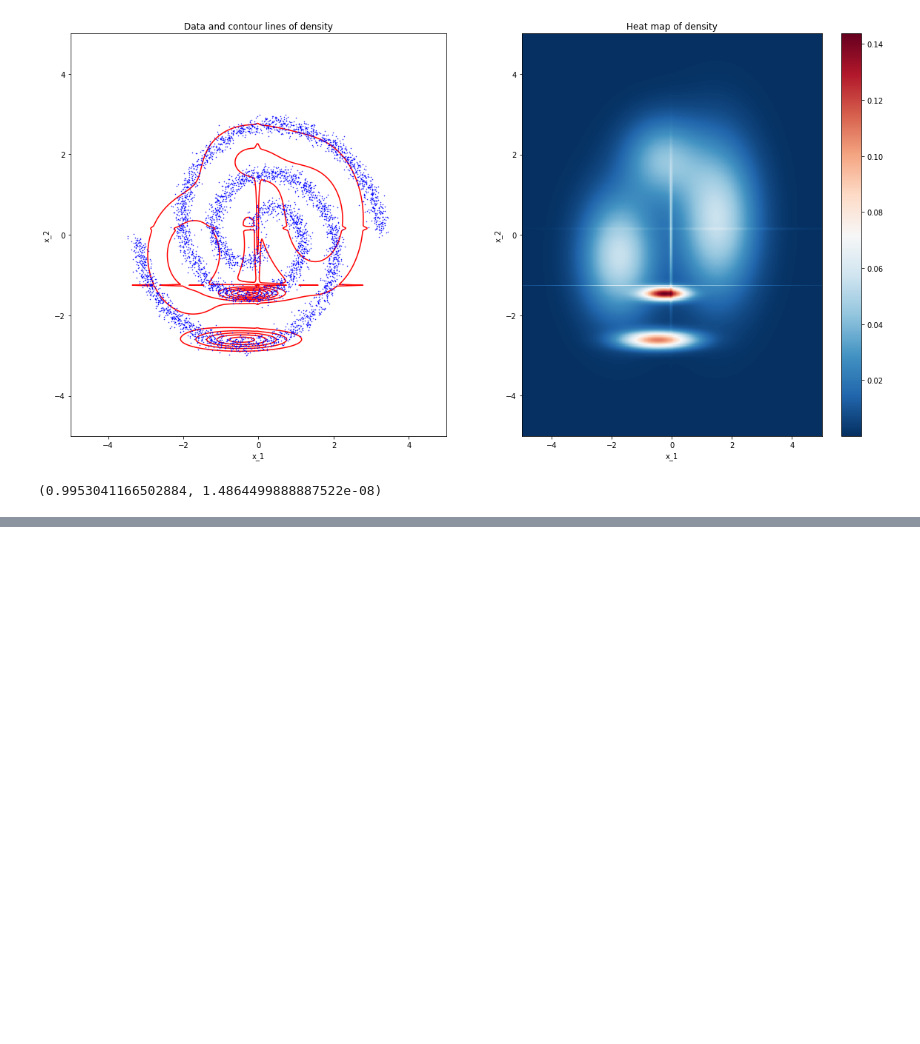
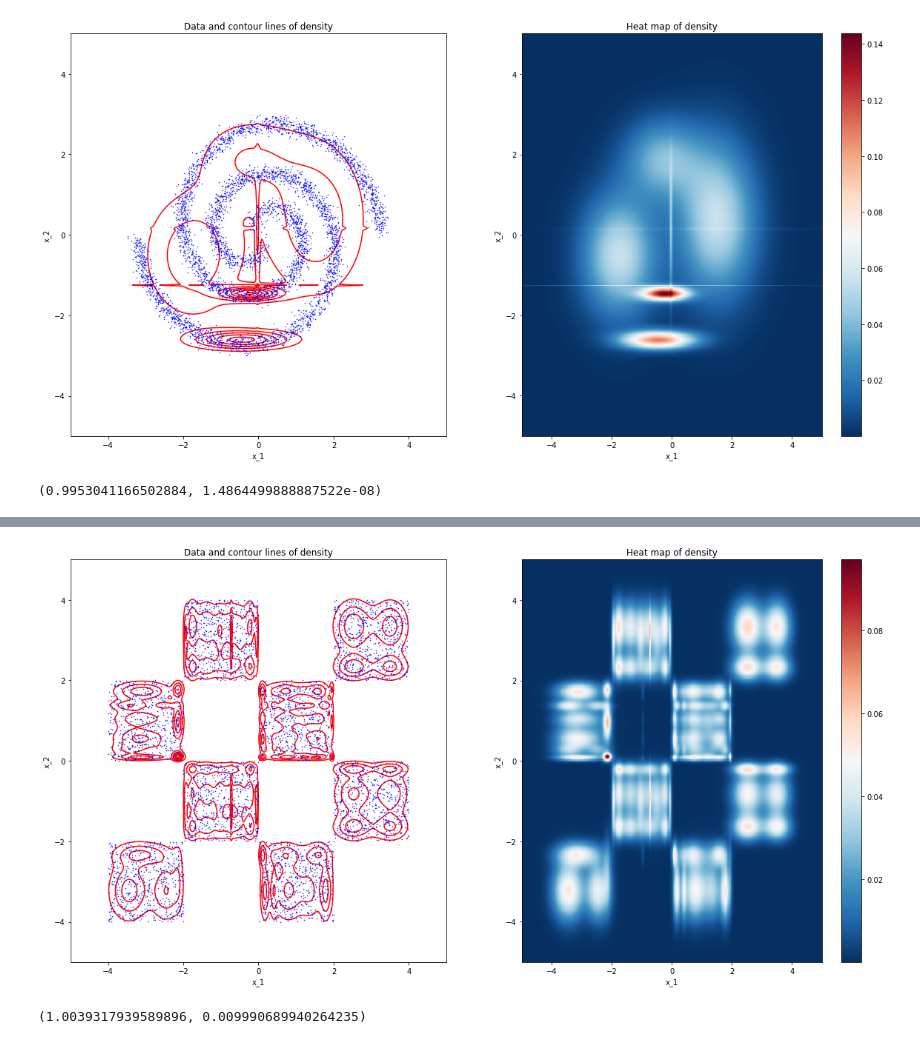
Before and after one commit to jonasvj/TFDE, a Jupyter notebook: gmm_notebook.ipynb, the cells around one changed output, grey strips where cells are left out. Cells and saved outputs as stored; diff of their text form; code cells hidden in the pictures; blank space fills up the shorter version.

```diff
--- a/gmm_notebook.ipynb
+++ b/gmm_notebook.ipynb
@@ -622,0 +827,9 @@ CompletedProcess(args=['python3', 'ffjord/train_toy.py', '--data', '8gaussians',
+# %%
+# Plot density
+plot_density(model, data_2)
+# %% [output]
+[figure, added]
+# %%
+model.unit_test([(-5, 5), (-5, 5)], opts={'epsabs': 0.01}) # Allow a larger error for faster computation
+# %% [output]
+(1.0039317939589896, 0.009990689940264235)
```
Also changed, not shown: parts of 6 cells of this notebook.
